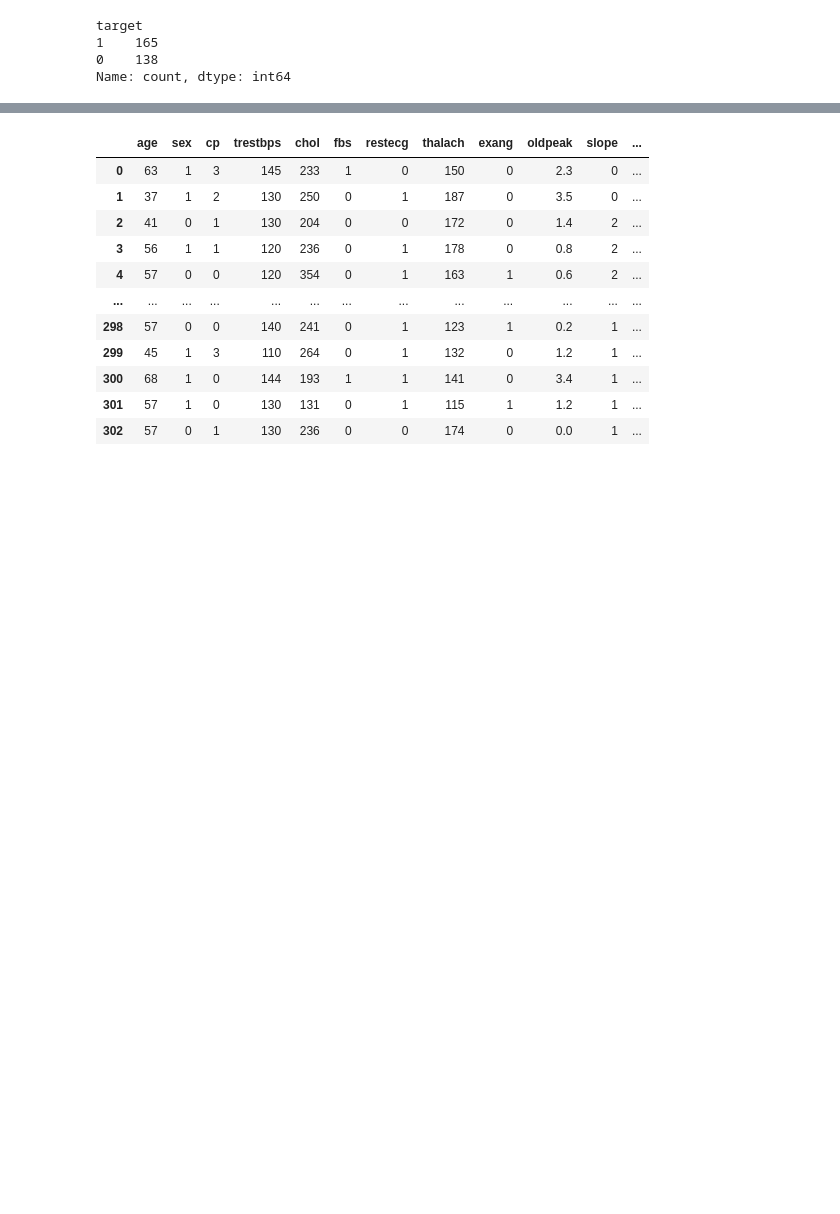
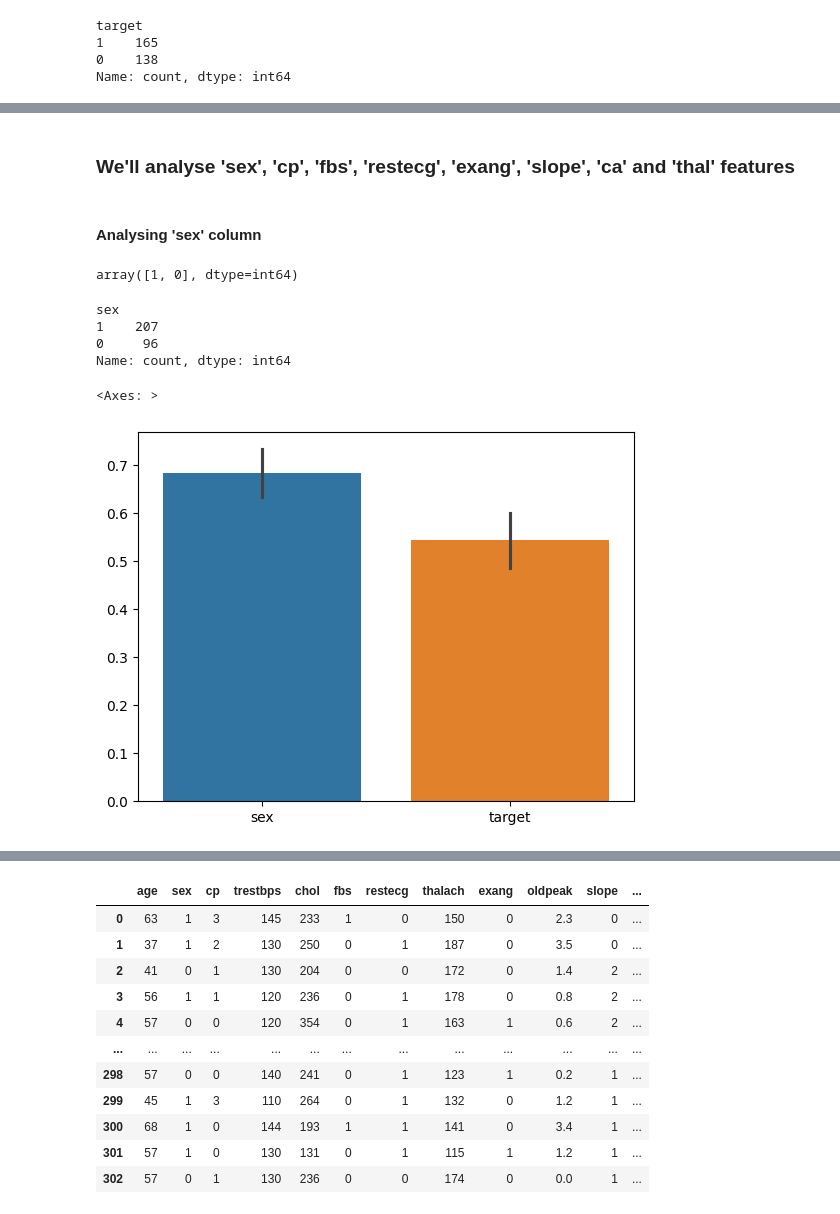
Before and after one commit to XDFrost/Heart-Disease-Prediction-Model, a Jupyter notebook: model.ipynb, the cells around one changed output, grey strips where cells are left out. Cells and saved outputs as stored; diff of their text form; code cells hidden in the pictures; blank space fills up the shorter version.

```diff
--- a/model.ipynb
+++ b/model.ipynb
@@ -96,0 +139,22 @@ Name: count, dtype: int64
+# %% [markdown]
+### We'll analyse 'sex', 'cp', 'fbs', 'restecg', 'exang', 'slope', 'ca' and 'thal' features
+# %%
+target = df['target']
+# %% [markdown]
+#### Analysing 'sex' column
+# %%
+df["sex"].unique()
+# %% [output]
+array([1, 0], dtype=int64)
+# %%
+df['sex'].value_counts()
+# %% [output]
+sex
+1    207
+0     96
+Name: count, dtype: int64
+# %%
+sns.barplot([df['sex'], target])
+# %% [output]
+<Axes: >
+[figure, added]
```
Also changed, not shown: parts of 99 cells of this notebook, 2 other files.
